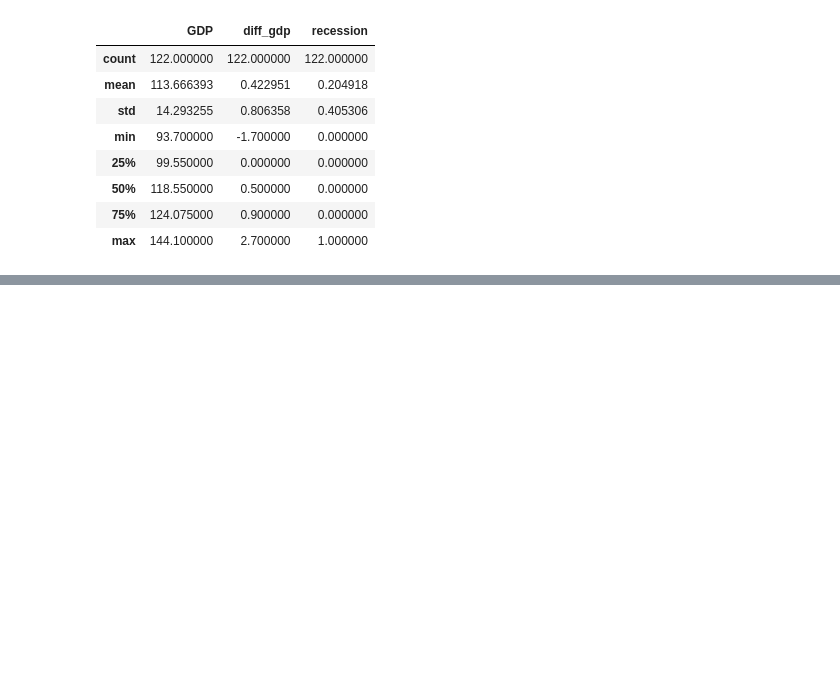
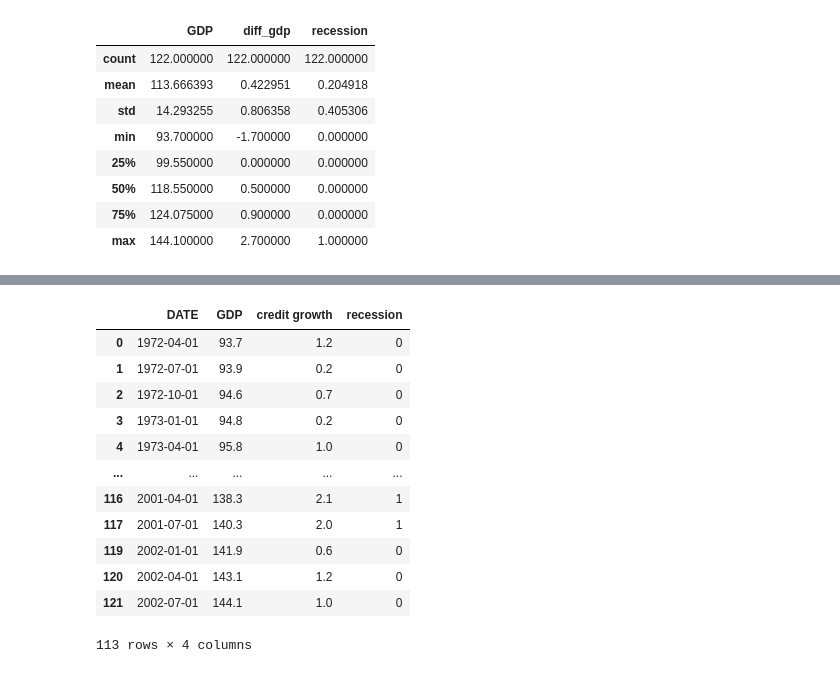
Before and after one commit to jeanDeluge/upstage_eda_1, a Jupyter notebook: creditgrowth.ipynb, the cells around one changed output, grey strips where cells are left out. Saved outputs shown, nothing was run; the diff lists cells and outputs as text; code cells hidden in the pictures; blank space fills up the shorter version.

```diff
--- a/creditgrowth.ipynb
+++ b/creditgrowth.ipynb
@@ -74,0 +138,2 @@ TypeError: 'method' object is not subscriptable
+# %%
+before_transition_df = pd.concat(before_transition)
@@ -74,0 +152,18 @@ TypeError: 'method' object is not subscriptable
+# %%
+non_transition_data = df[~df['DATE'].isin(before_transition_df['DATE']) & df["recession"].diff() == 0]
+# %%
+non_transition_data
+# %% [output]
+|  | DATE | GDP | credit growth | recession |
+| 0 | 1972-04-01 | 93.7 | 1.2 | 0 |
+| 1 | 1972-07-01 | 93.9 | 0.2 | 0 |
+| 2 | 1972-10-01 | 94.6 | 0.7 | 0 |
+| 3 | 1973-01-01 | 94.8 | 0.2 | 0 |
+| 4 | 1973-04-01 | 95.8 | 1.0 | 0 |
+| ... | ... | ... | ... | ... |
+| 116 | 2001-04-01 | 138.3 | 2.1 | 1 |
+| 117 | 2001-07-01 | 140.3 | 2.0 | 1 |
+| 119 | 2002-01-01 | 141.9 | 0.6 | 0 |
+| 120 | 2002-04-01 | 143.1 | 1.2 | 0 |
+| 121 | 2002-07-01 | 144.1 | 1.0 | 0 |
+113 rows × 4 columns
```
Also changed, not shown: parts of 9 cells of this notebook.
